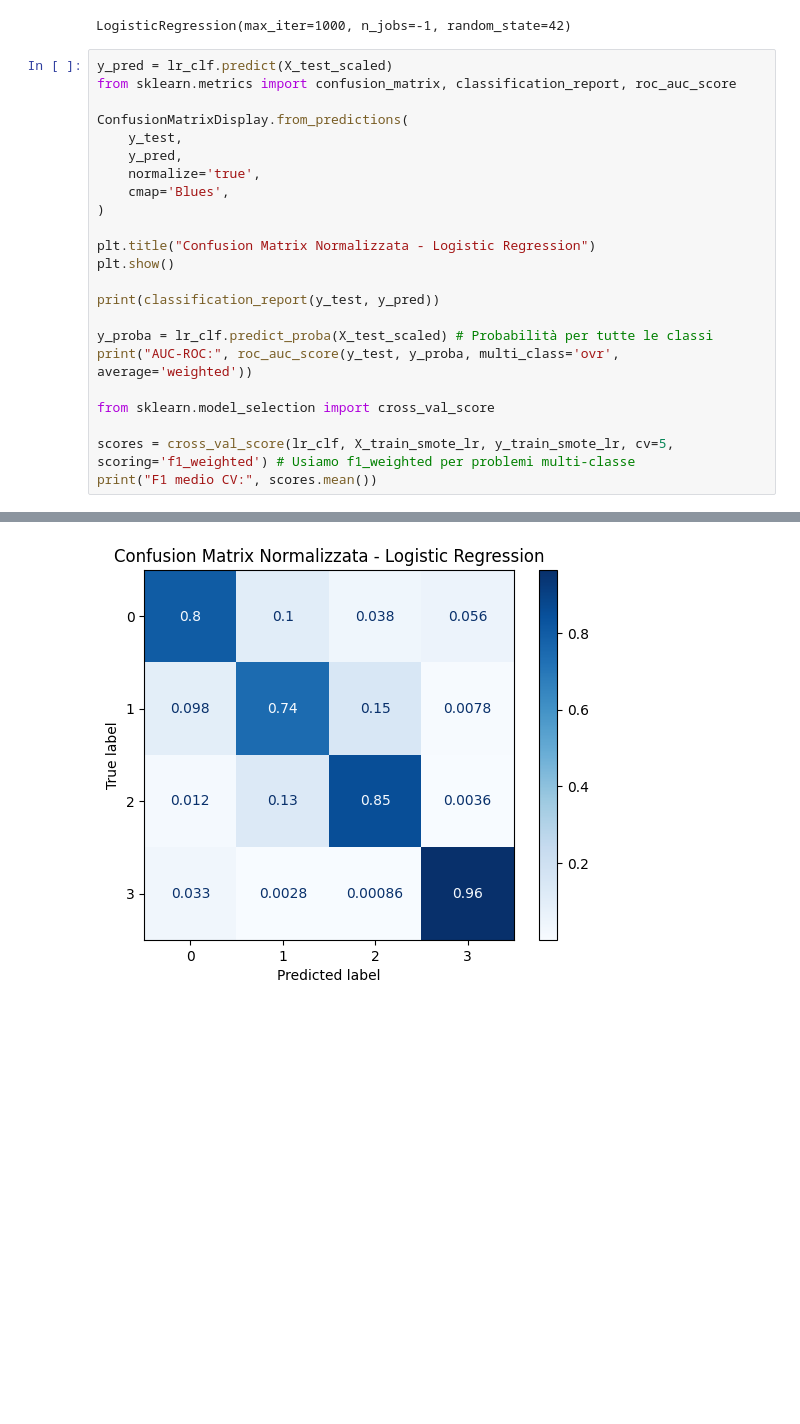
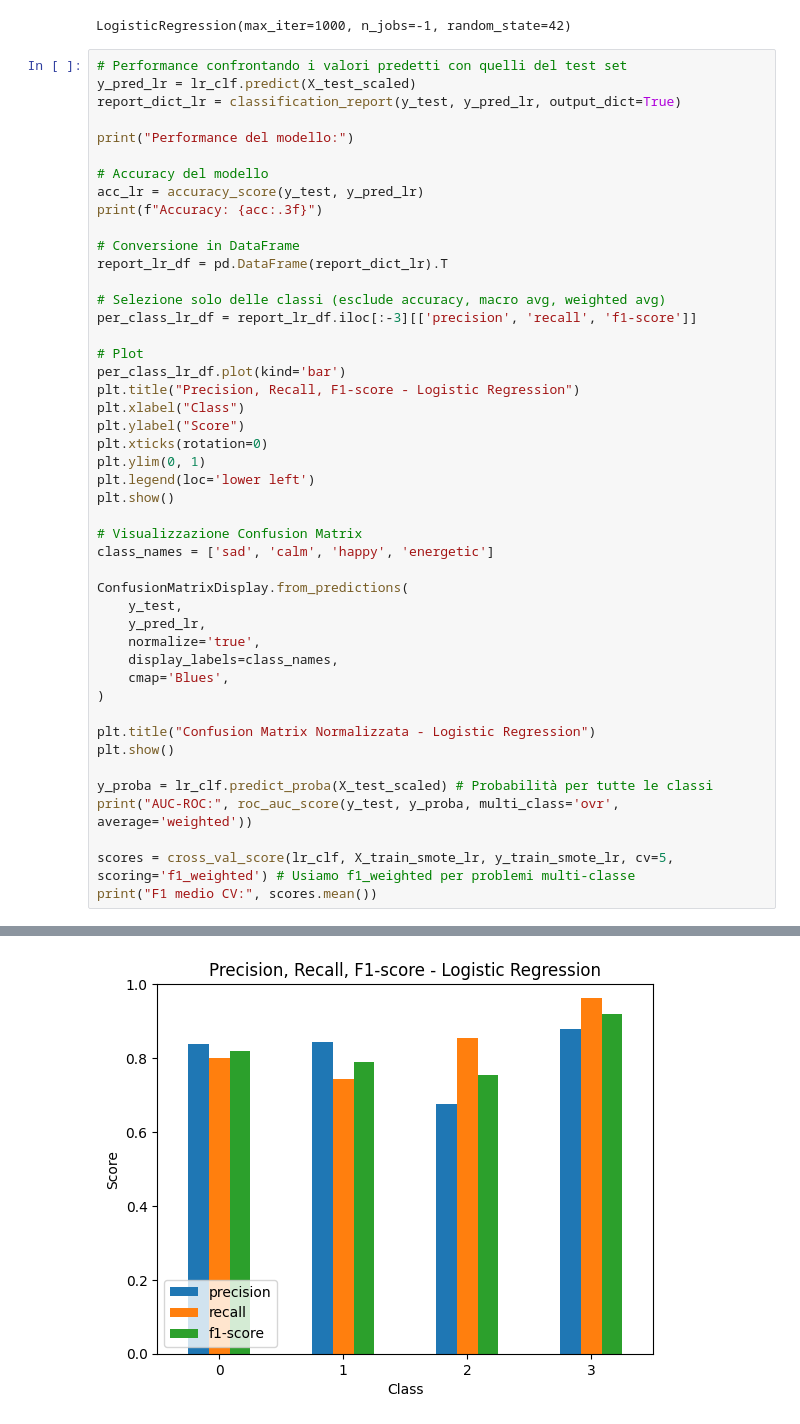
Before and after one commit to PlayMoodify/PlayMoodify.model, a Jupyter notebook: Project.ipynb, the cells around one changed output, grey strips where cells are left out. Saved outputs shown, nothing was run; the diff lists cells and outputs as text; blank space fills up the shorter version.

Commit message:
feat: confronto performance modelli e salvataggio del modello migliore

```diff
--- a/Project.ipynb
+++ b/Project.ipynb
@@ -488,26 +488,49 @@ lr_clf.fit(X_train_smote_lr, y_train_smote_lr)
 # %% [output]
 LogisticRegression(max_iter=1000, n_jobs=-1, random_state=42)
 # %%
-y_pred = lr_clf.predict(X_test_scaled)
-from sklearn.metrics import confusion_matrix, classification_report, roc_auc_score
+# Performance confrontando i valori predetti con quelli del test set
+y_pred_lr = lr_clf.predict(X_test_scaled)
+report_dict_lr = classification_report(y_test, y_pred_lr, output_dict=True)
+
+print("Performance del modello:")
+
+# Accuracy del modello
+acc_lr = accuracy_score(y_test, y_pred_lr)
+print(f"Accuracy: {acc:.3f}")
+
+# Conversione in DataFrame
+report_lr_df = pd.DataFrame(report_dict_lr).T
+
+# Selezione solo delle classi (esclude accuracy, macro avg, weighted avg)
+per_class_lr_df = report_lr_df.iloc[:-3][['precision', 'recall', 'f1-score']]
+
+# Plot
+per_class_lr_df.plot(kind='bar')
+plt.title("Precision, Recall, F1-score - Logistic Regression")
+plt.xlabel("Class")
+plt.ylabel("Score")
+plt.xticks(rotation=0)
+plt.ylim(0, 1)
+plt.legend(loc='lower left')
+plt.show()
+
+# Visualizzazione Confusion Matrix
+class_names = ['sad', 'calm', 'happy', 'energetic']
 
 ConfusionMatrixDisplay.from_predictions(
     y_test,
-    y_pred,
+    y_pred_lr,
     normalize='true',
+    display_labels=class_names,
     cmap='Blues',
 )
 
 plt.title("Confusion Matrix Normalizzata - Logistic Regression")
 plt.show()
 
-print(classification_report(y_test, y_pred))
-
 y_proba = lr_clf.predict_proba(X_test_scaled) # Probabilità per tutte le classi
 print("AUC-ROC:", roc_auc_score(y_test, y_proba, multi_class='ovr', average='weighted'))
 
-from sklearn.model_selection import cross_val_score
-
 scores = cross_val_score(lr_clf, X_train_smote_lr, y_train_smote_lr, cv=5, scoring='f1_weighted') # Usiamo f1_weighted per problemi multi-classe
 print("F1 medio CV:", scores.mean())
 # %% [output]
@@ -514 +539 @@ print("F1 medio CV:", scores.mean())
-[figure, old version]
+[figure, new version]
```
Also changed, not shown: parts of 14 cells of this notebook.
